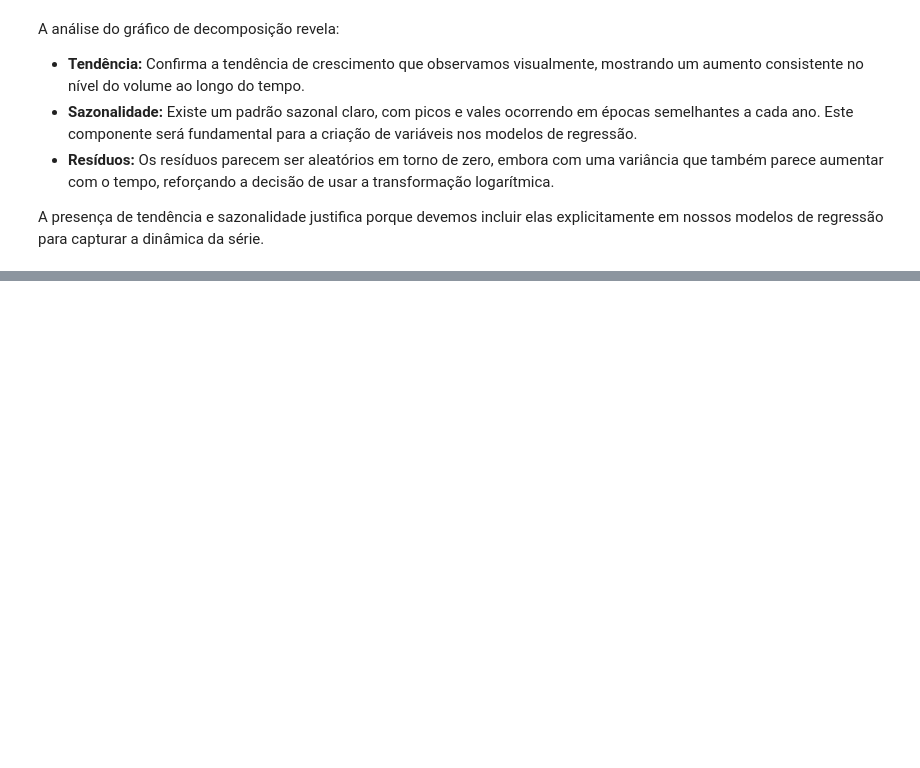
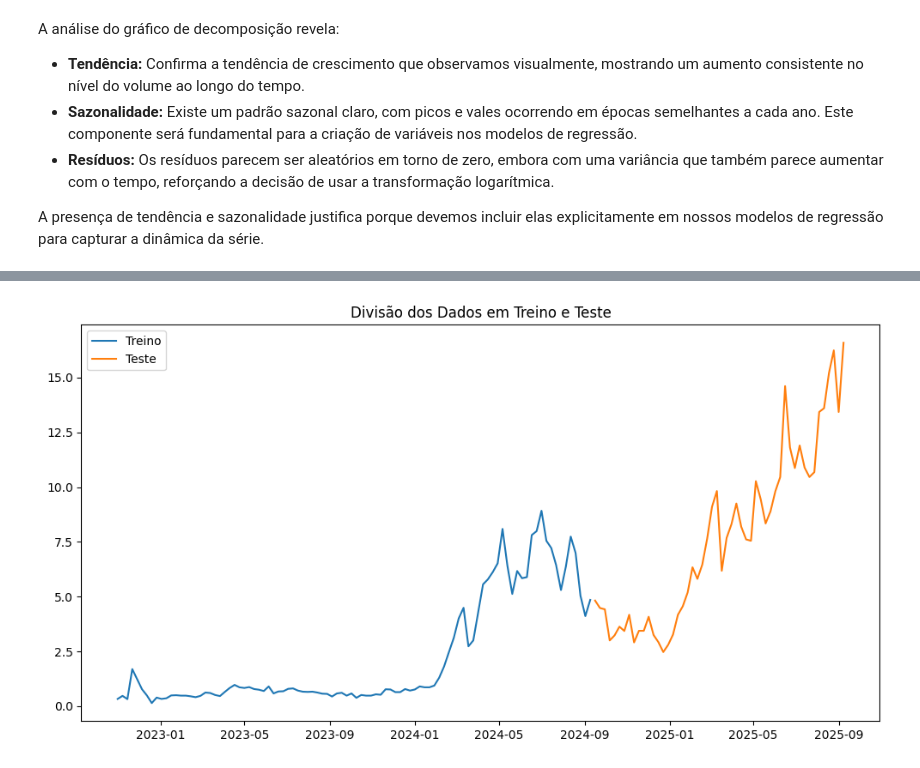
Before and after one commit to Vinasque/series_temporais, a Jupyter notebook: trabalho_a1.ipynb, the cells around one changed output, grey strips where cells are left out. Saved outputs shown, nothing was run; the diff lists cells and outputs as text; code cells hidden in the pictures; blank space fills up the shorter version.

Commit message:
separei o arquivo em treino e teste e defini as métricas

```diff
--- a/trabalho_a1.ipynb
+++ b/trabalho_a1.ipynb
@@ -381,0 +371,18 @@ A presença de tendência e sazonalidade justifica porque devemos incluir elas e
+# %%
+# tamanho do conjunto de teste (ex: últimos 12 meses, aprox. 52 semanas)
+test_size = 52
+train_df = df[:-test_size]
+test_df = df[-test_size:]
+
+# transformação logarítmica
+y_train = np.log(train_df['volume'])
+y_test = np.log(test_df['volume'])
+
+plt.figure(figsize=(12, 6))
+plt.plot(train_df.index, train_df['volume'], label='Treino')
+plt.plot(test_df.index, test_df['volume'], label='Teste')
+plt.title('Divisão dos Dados em Treino e Teste')
+plt.legend()
+plt.show()
+# %% [output]
+[figure, added]
```
Also changed, not shown: parts of 5 cells of this notebook.
